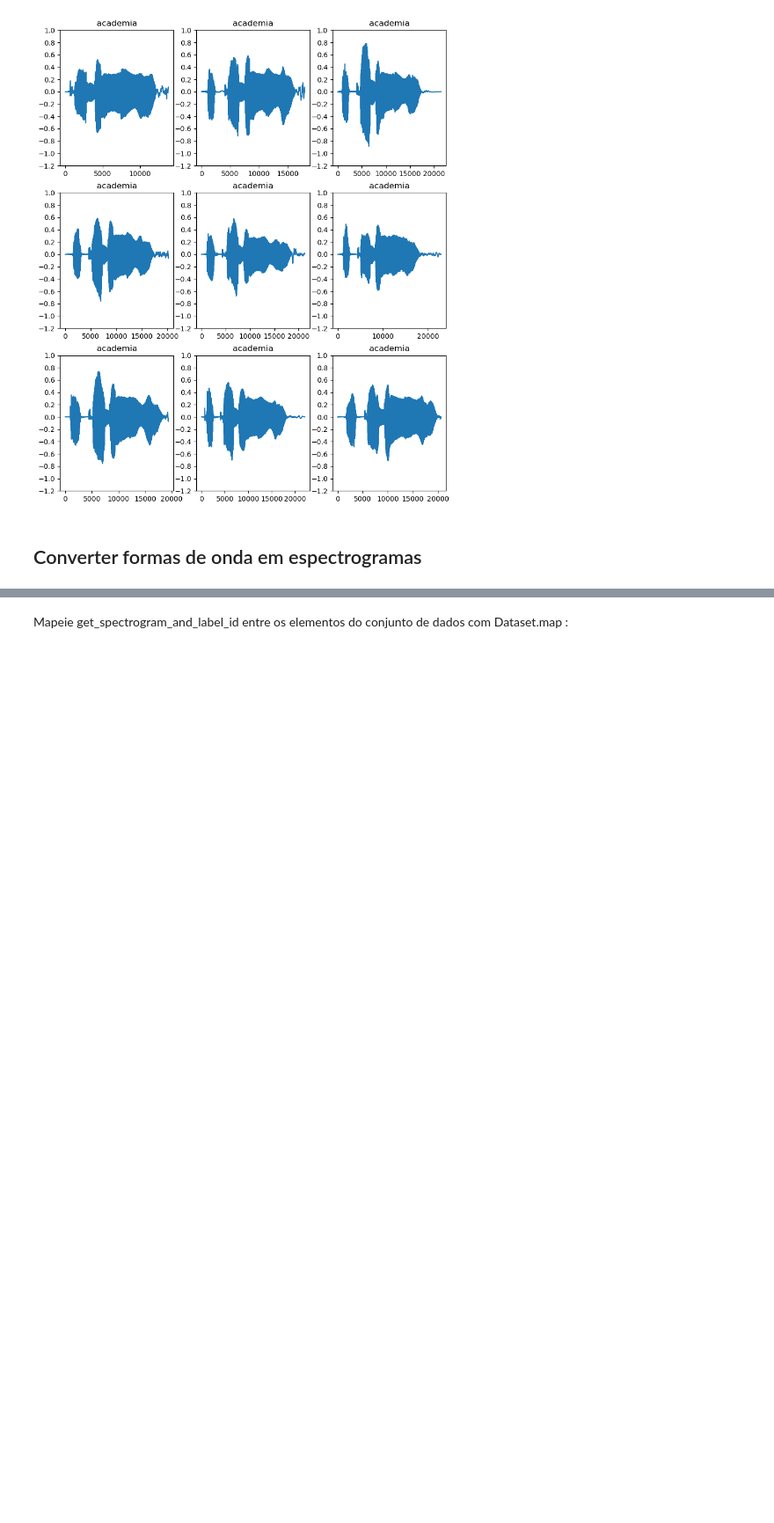
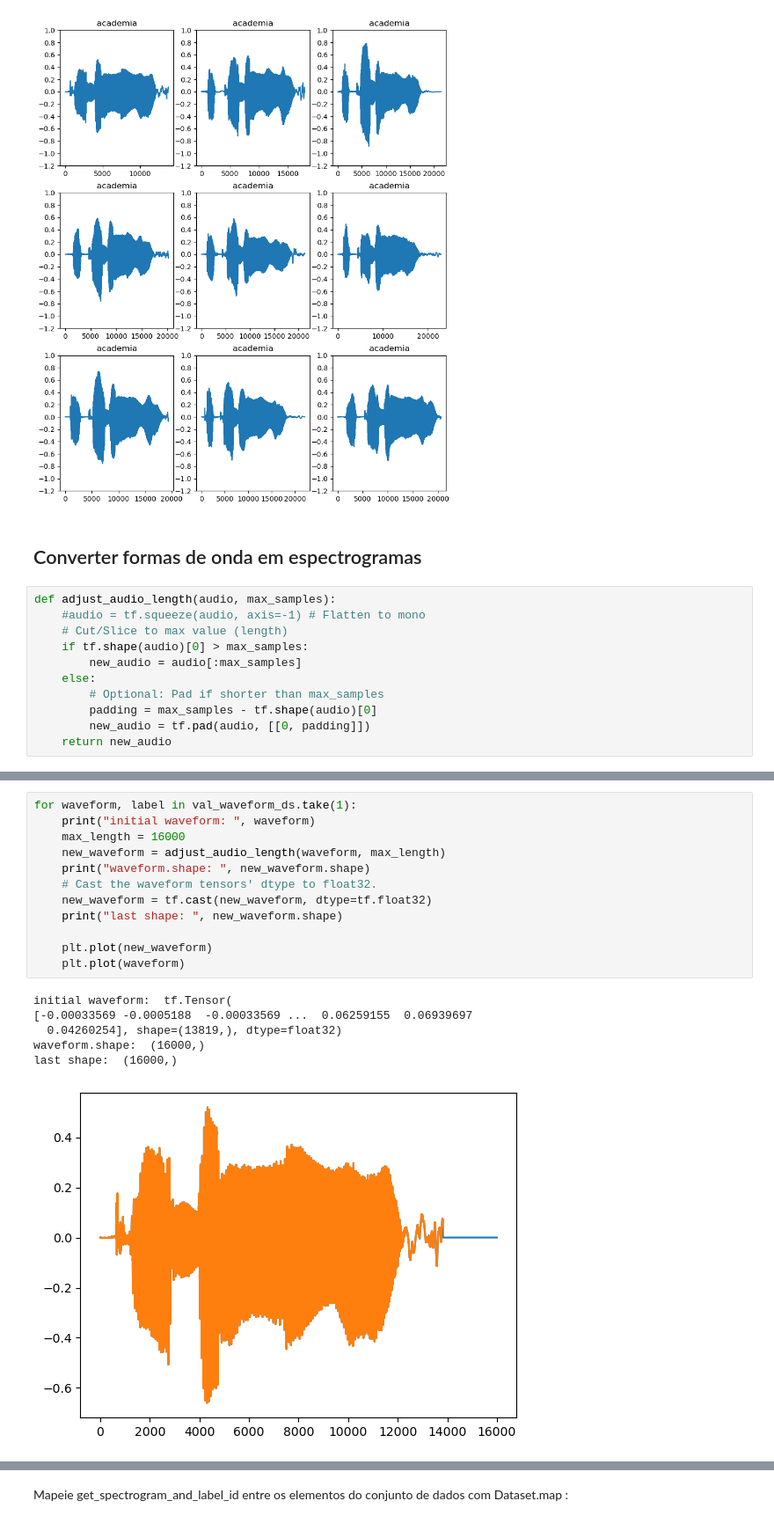
Before and after one commit to fernandasf/effect_pitch_classification, a Jupyter notebook: classifier/classifier_TF_v3_mel_spec.ipynb, the cells around one changed output, grey strips where cells are left out. Shown at 88% size. Saved outputs shown, nothing was run; the diff lists cells and outputs as text; blank space fills up the shorter version.

```diff
--- a/classifier/classifier_TF_v3_mel_spec.ipynb
+++ b/classifier/classifier_TF_v3_mel_spec.ipynb
@@ -147,6 +138,17 @@ plt.show()
 [figure]
 # %% [markdown]
 ## Converter formas de onda em espectrogramas
+# %%
+def adjust_audio_length(audio, max_samples):
+    #audio = tf.squeeze(audio, axis=-1) # Flatten to mono
+    # Cut/Slice to max value (length)
+    if tf.shape(audio)[0] > max_samples:
+        new_audio = audio[:max_samples]
+    else:
+        # Optional: Pad if shorter than max_samples
+        padding = max_samples - tf.shape(audio)[0]
+        new_audio = tf.pad(audio, [[0, padding]])
+    return new_audio
 # %%
 def get_spectrogram(waveform):
   # Zero-padding for an audio waveform with less than 16,000 samples.
@@ -234,6 +247,25 @@ def get_log_mel_spectrogram(waveform, sample_rate=16000):
     log_mel_spectrograms = tf.math.log(mel_spectrograms + 1e-6)
 
     return log_mel_spectrograms[..., tf.newaxis] # Retorna (Frames, Bins, 1)
+# %%
+for waveform, label in val_waveform_ds.take(1):
+    print("initial waveform: ", waveform)
+    max_length = 16000
+    new_waveform = adjust_audio_length(waveform, max_length)
+    print("waveform.shape: ", new_waveform.shape)
+    # Cast the waveform tensors' dtype to float32.
+    new_waveform = tf.cast(new_waveform, dtype=tf.float32)
+    print("last shape: ", new_waveform.shape)
+
+    plt.plot(new_waveform)
+    plt.plot(waveform)
+# %% [output]
+initial waveform:  tf.Tensor(
+[-0.00033569 -0.0005188  -0.00033569 ...  0.06259155  0.06939697
+  0.04260254], shape=(13819,), dtype=float32)
+waveform.shape:  (16000,)
+last shape:  (16000,)
+[figure, added]
 # %%
 for waveform, label in val_waveform_ds.take(1):
   label = label.numpy().decode('utf-8')
```
Also changed, not shown: parts of 22 cells of this notebook, 3 other files.
